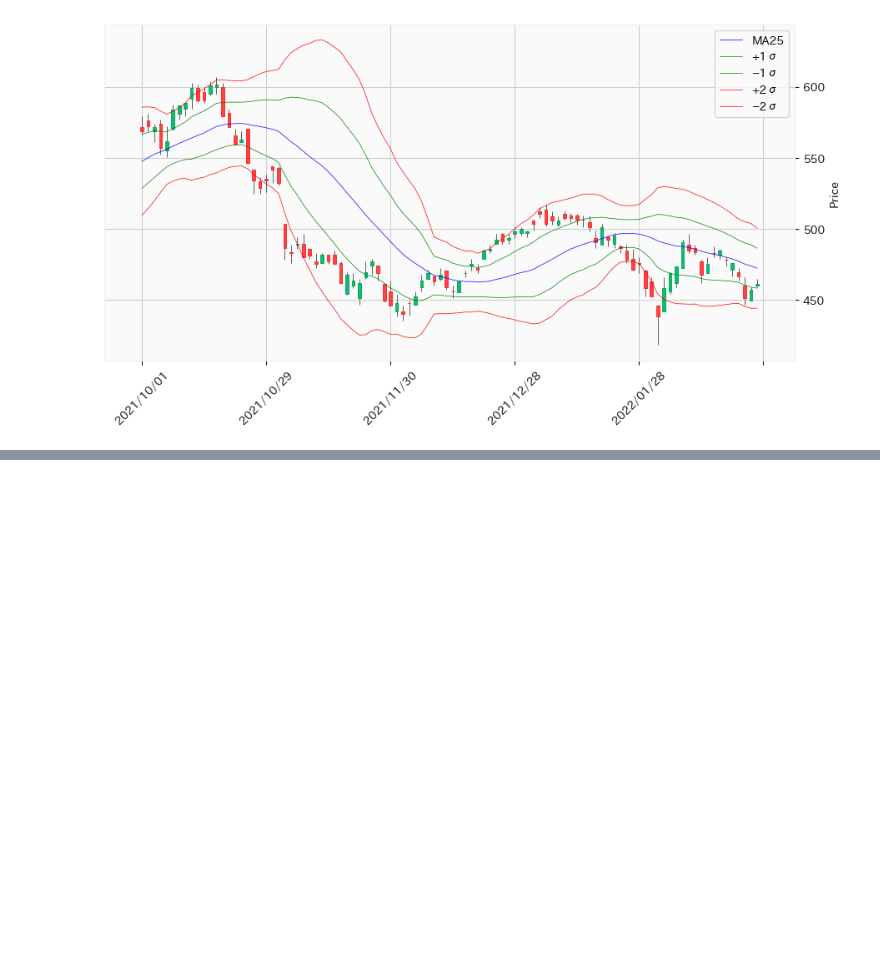
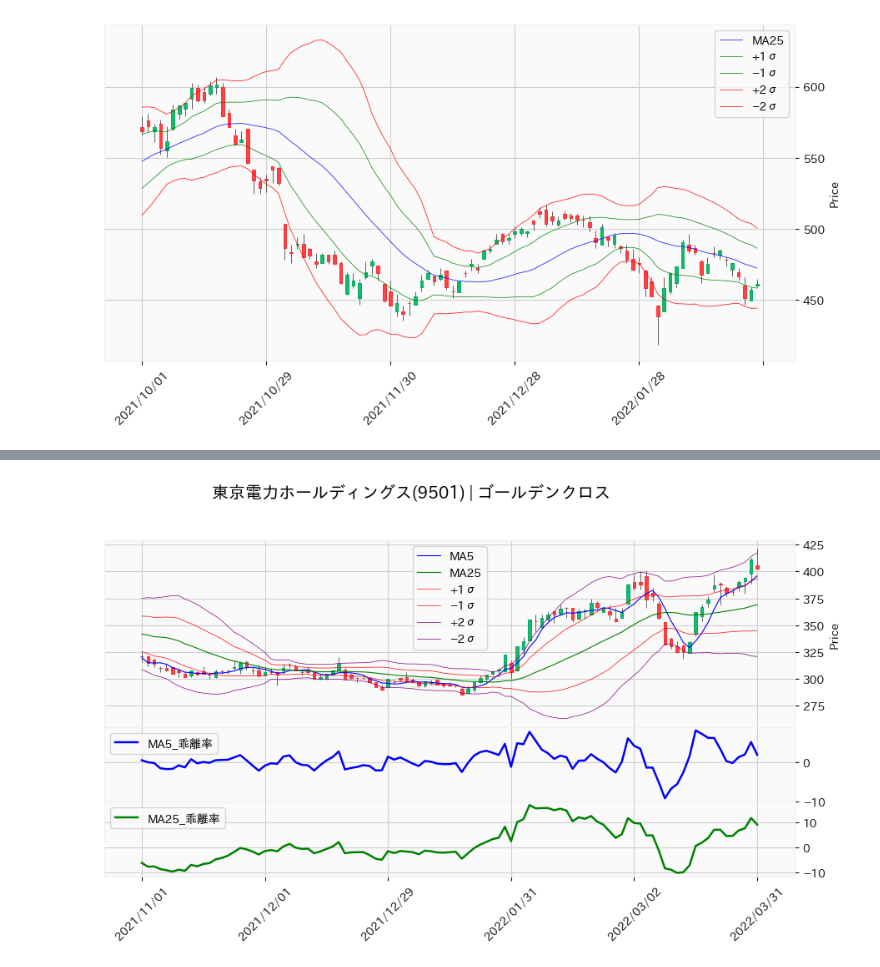
Before and after one commit to hirokimituya/stock-price-analysis, a Jupyter notebook: technical_analysis/株価分析.ipynb, the cells around one changed output, grey strips where cells are left out. Cells and saved outputs as stored; diff of their text form; code cells hidden in the pictures; blank space fills up the shorter version.

```diff
--- a/technical_analysis/株価分析.ipynb
+++ b/technical_analysis/株価分析.ipynb
@@ -238,0 +254,4 @@ show_plot(2929, '2021-12-1', '2022-3-31', sma=[5, 25], title='ファーマフー
+# %%
+show_plot(9501, '2021-11-1', '2022-3-31', sma=[5, 25], deviation_rate=True, bbands={'sma': 25, 'bbands': [1, 2]}, title='東京電力ホールディングス(9501) | ゴールデンクロス')
+# %% [output]
+[figure, added]
```
Also changed, not shown: parts of 6 cells of this notebook.
